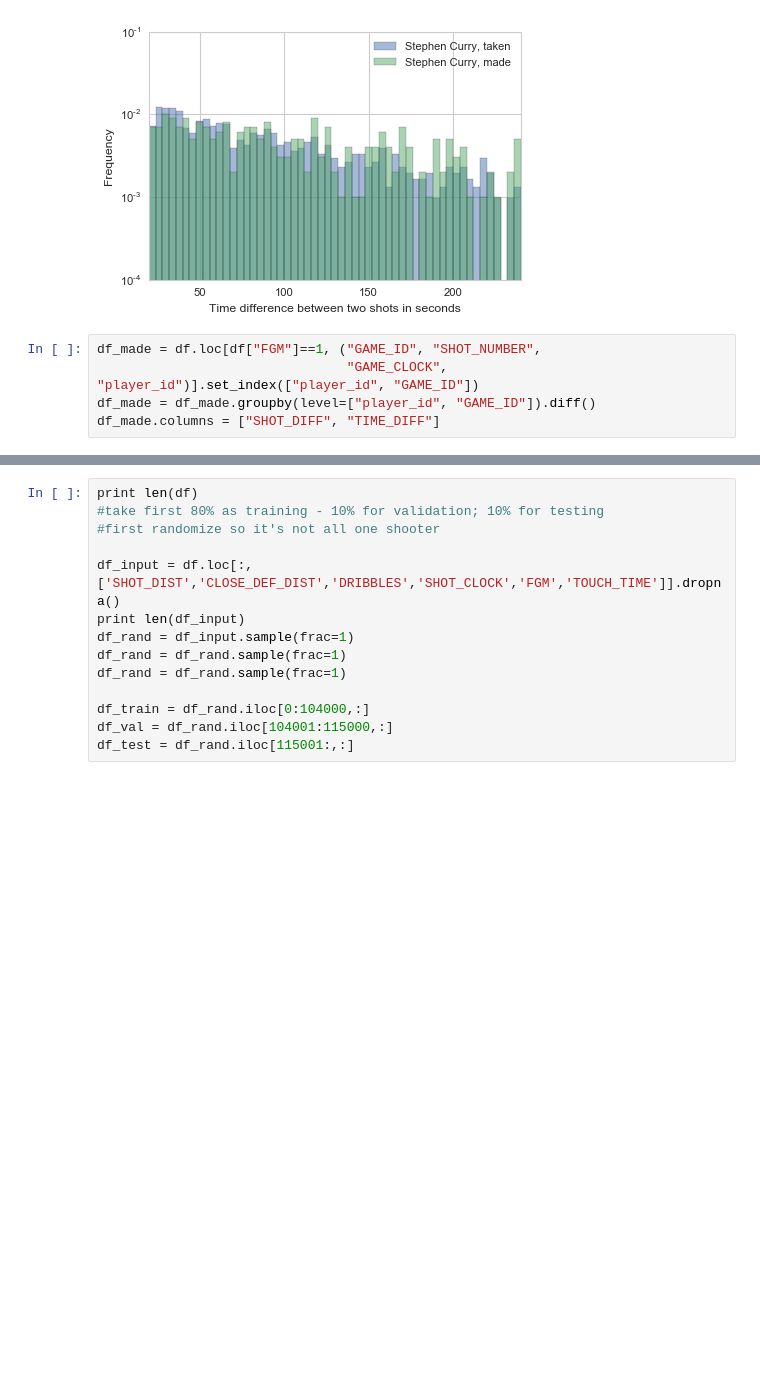
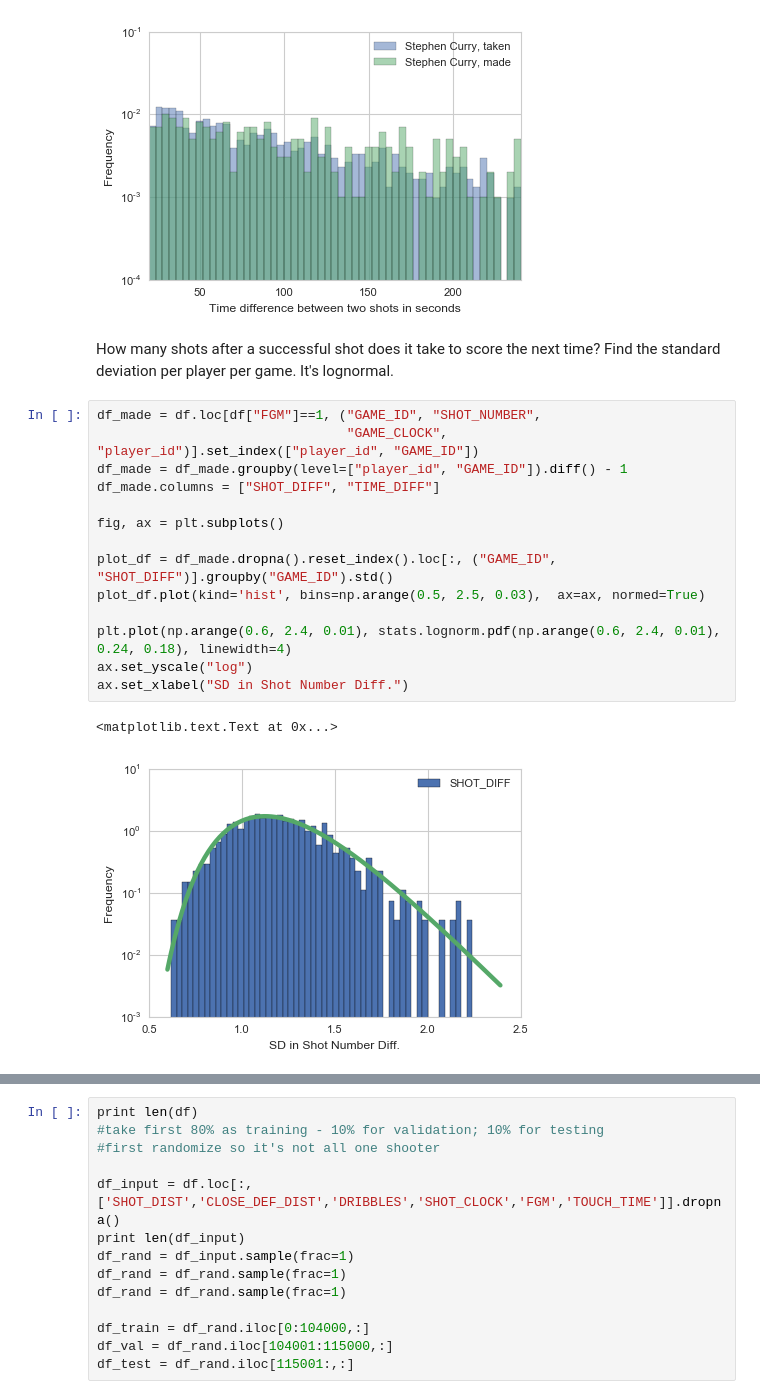
Before and after one commit to apbecker/NBA-Data, a Jupyter notebook: Scripts/PlayingWithTheData.ipynb, the cells around one changed output, grey strips where cells are left out. Drawn from its saved outputs; the diff is of its cells as text; blank space fills up the shorter version.

```diff
--- a/Scripts/PlayingWithTheData.ipynb
+++ b/Scripts/PlayingWithTheData.ipynb
@@ -342,8 +342,23 @@ ax.set_yscale("log")
 # %% [output]
 [figure]
 [figure]
-# %%
-df_made = df.loc[df["FGM"]==1, ("GAME_ID", "SHOT_NUMBER",
-                                "GAME_CLOCK", "player_id")].set_index(["player_id", "GAME_ID"])
-df_made = df_made.groupby(level=["player_id", "GAME_ID"]).diff()
-df_made.columns = ["SHOT_DIFF", "TIME_DIFF"]
+# %% [markdown]
+How many shots after a successful shot does it take to score the next time?
+Find the standard deviation per player per game. It's lognormal.
+# %%
+df_made = df.loc[df["FGM"]==1, ("GAME_ID", "SHOT_NUMBER",
+                                "GAME_CLOCK", "player_id")].set_index(["player_id", "GAME_ID"])
+df_made = df_made.groupby(level=["player_id", "GAME_ID"]).diff() - 1
+df_made.columns = ["SHOT_DIFF", "TIME_DIFF"]
+
+fig, ax = plt.subplots()
+
+plot_df = df_made.dropna().reset_index().loc[:, ("GAME_ID", "SHOT_DIFF")].groupby("GAME_ID").std()
+plot_df.plot(kind='hist', bins=np.arange(0.5, 2.5, 0.03),  ax=ax, normed=True)
+
+plt.plot(np.arange(0.6, 2.4, 0.01), stats.lognorm.pdf(np.arange(0.6, 2.4, 0.01), 0.24, 0.18), linewidth=4)
+ax.set_yscale("log")
+ax.set_xlabel("SD in Shot Number Diff.")
+# %% [output]
+<matplotlib.text.Text at 0x...>
+[figure, added]
```
Also changed, not shown: parts of 1 cell of this notebook.
